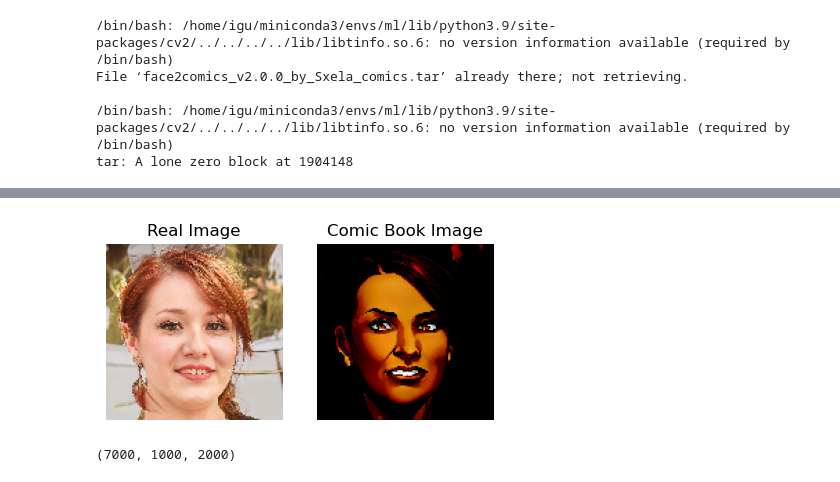
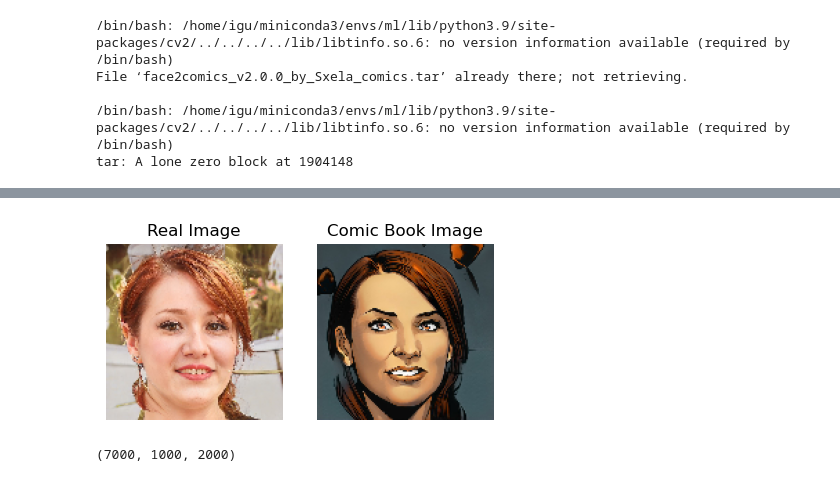
Before and after one commit to IgorJoaquimn/pix2pix, a Jupyter notebook: pix2pix.ipynb, the cells around one changed output, grey strips where cells are left out. Saved outputs shown, nothing was run; the diff lists cells and outputs as text; code cells hidden in the pictures.

```diff
--- a/pix2pix.ipynb
+++ b/pix2pix.ipynb
@@ -62,7 +62,7 @@ plt.imshow((load_image(x_files[0]) +1)/2)
 plt.title("Real Image")
 plt.axis('off')
 plt.subplot(1,2,2)
-plt.imshow(load_image(y_files[0]))
+plt.imshow((load_image(y_files[0]) +1)/2)
 plt.title("Comic Book Image")
 plt.axis('off')
 plt.show()
@@ -71,4 +70,4 @@ WARNING:matplotlib.image:Clipping input data to the valid range for imshow with
-[figure, old version]
+[figure, new version]
 # %%
 from sklearn.model_selection import train_test_split
 # %%
```
Also changed, not shown: parts of 1 cell of this notebook, 4 other files.
